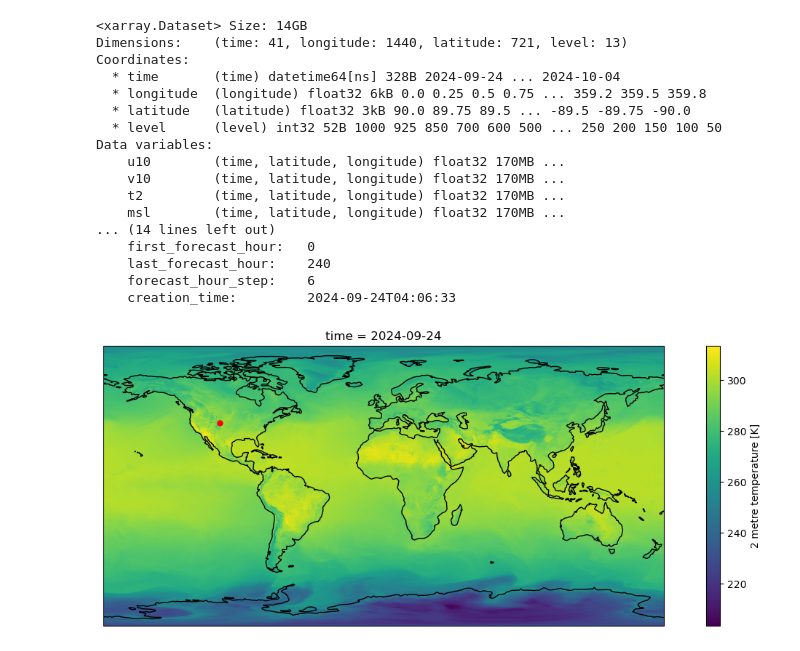
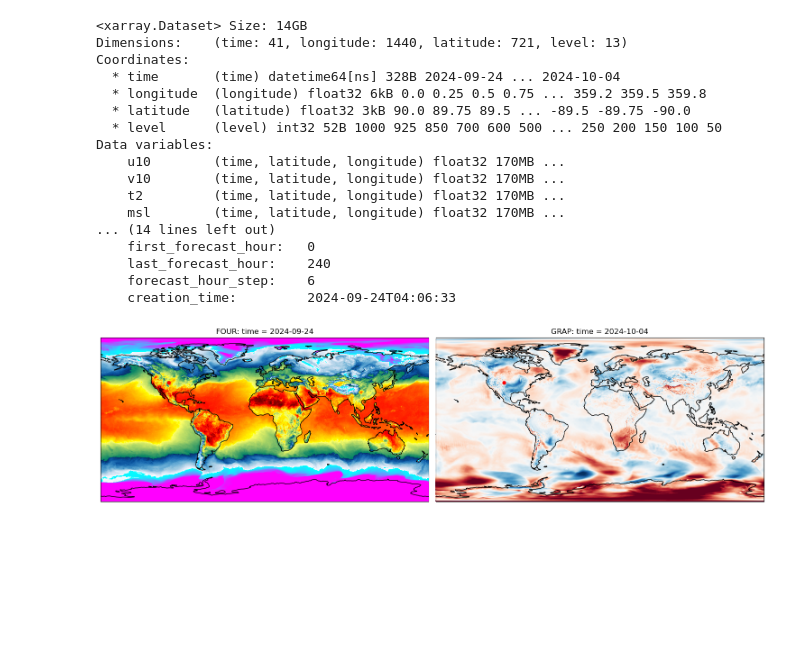
Before and after one commit to eabarnes1010/ai_weather_to_climate_ats780A8, a Jupyter notebook: lecture_code/plot_cira_generated_aiweather.ipynb, the cells around one changed output. Drawn from its saved outputs; the diff is of its cells as text; code cells hidden in the pictures; blank space fills up the shorter version.

```diff
--- a/lecture_code/plot_cira_generated_aiweather.ipynb
+++ b/lecture_code/plot_cira_generated_aiweather.ipynb
@@ -46,25 +50,55 @@ Data variables:
     last_forecast_hour:    240
     forecast_hour_step:    6
     creation_time:         2024-09-24T04:06:33
-# %%
-# Define model
-model = "FOUR"
-
-# Define the target latitude and longitude
-target_lat = 40.5853
-target_lon = 360-105.0844
-
-fig, ax = plt.subplots(subplot_kw={'projection': ccrs.PlateCarree()}, figsize=(15, 5))
-ds_dict[model][var][0,:,:].plot(ax=ax, transform=ccrs.PlateCarree(), cmap='viridis')
-
-# Plot the target point
-ax.plot(target_lon, target_lat, 'ro', markersize=5, transform=ccrs.PlateCarree())
-
-# Add coastlines and gridlines
-ax.coastlines()
-plt.show()
-# %% [output]
-[figure, removed]
+# %%
+# temperature from pickle
+fp = open('sfc_temp_cmap.pkl', 'rb')
+sfc_temp_cmap = pickle.load(fp)
+fp.close()
+
+# create 500avo colormap
+colors1 = plt.cm.YlOrRd(np.linspace(0, 1, 36))
+colors2 = plt.cm.BuPu(np.linspace(0.5, 0.75, 8))
+colors_500avo = np.vstack((colors2, (1, 1, 1, 1), colors1))
+colors_500avo = plt.cm.colors.ListedColormap(np.vstack((colors2, (1, 1, 1, 1), colors1)))
+
+# Define the target latitude and longitude
+target_lat = 40.5853
+target_lon = 360-105.0844
+
+# Plot and compare the models
+# fig, ax = plt.subplots(subplot_kw={'projection': ccrs.PlateCarree()}, figsize=(15, 5))
+fig = plt.figure(figsize=(15, 5))
+
+for i, model in enumerate(ds_dict.keys()):
+    ax = plt.subplot(1, len(ds_dict), i + 1, projection=ccrs.PlateCarree())
+
+    # Plot the temperature and/or temperature difference
+    if model == "FOUR":
+        img = ds_dict[model][var][0,:,:].plot(ax=ax, transform=ccrs.PlateCarree(), cmap=sfc_temp_cmap)
+        img.set_clim(260, 310)
+    else:
+        da = ds_dict[model][var][-1,:,:] - ds_dict["FOUR"][var][-1,:,:]
+        img = da.plot(ax=ax, transform=ccrs.PlateCarree(), cmap="RdBu_r")
+        img.set_clim(-10, 10)
+
+    # Plot the target point
+    ax.plot(target_lon, target_lat, 'ro', markersize=5, transform=ccrs.PlateCarree())
+
+    # Add coastlines and gridlines
+    ax.coastlines()
+
+    # Remove the colorbar
+    img.colorbar.remove()
+
+    # Modify the title
+    current_title = ax.get_title()
+    ax.set_title(f"{model}: {current_title}")
+
+plt.tight_layout()
+plt.show()
+# %% [output]
+[figure, added]
 # %%
 # Compare forecasts at the target point for all AI models
 plt.figure(figsize=(15, 5))
```
Also changed, not shown: parts of 3 cells of this notebook, 1 other file.
